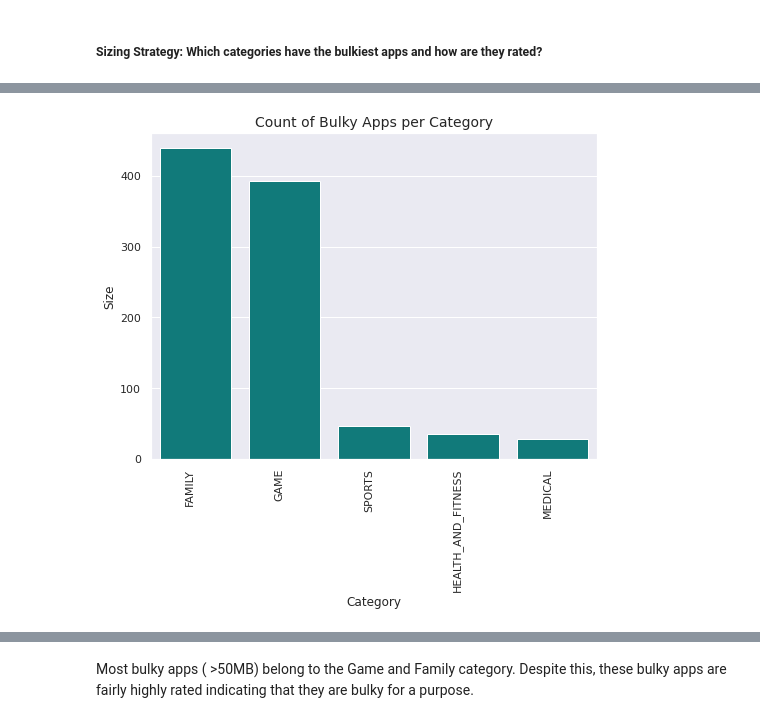
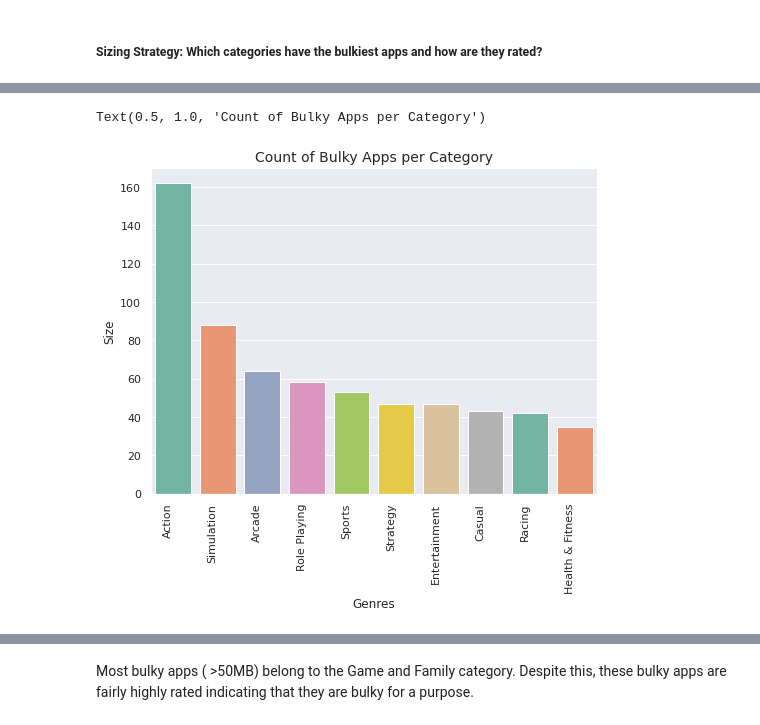
Before and after one commit to Anupam-Durutkar/Exploratory-Analysis-On-Play-Store-Apps, a Jupyter notebook: Exploratory_Analysis_On_Play_Store_Apps.ipynb, the cells around one changed output, grey strips where cells are left out. Saved outputs shown, nothing was run; the diff lists cells and outputs as text; code cells hidden in the pictures.

```diff
--- a/Exploratory_Analysis_On_Play_Store_Apps.ipynb
+++ b/Exploratory_Analysis_On_Play_Store_Apps.ipynb
@@ -390,16 +458,17 @@ Most top rated apps are optimally sized between ~2MB to ~40MB - neither too ligh
 # %%
 bulky_apps = play_store_df[play_store_df["Size"]>40]
-group_category = bulky_apps.groupby("Category")["Size"].count().sort_values(ascending=False).reset_index().head()
+group_category = bulky_apps.groupby("Genres")["Size"].count().sort_values(ascending=False).reset_index().head(10)
 
 plt.figure(figsize=(8, 6))
-sns.set(font_scale=1)
+# sns.set(font_scale=1)
 sns.set_style("darkgrid")
-ax = sns.barplot(x="Category", y="Size", data=group_category, color = "darkcyan")
+ax = sns.barplot(x="Genres", y="Size", data=group_category, palette = "Set2")
 ax.set_xticklabels(ax.get_xticklabels(), rotation=90, ha="right")
 plt.title('Count of Bulky Apps per Category',size = 14)
-plt.savefig("Count_bulky")
+#plt.savefig("Count_bulky")
 # %% [output]
+Text(0.5, 1.0, 'Count of Bulky Apps per Category')
-[figure, old version]
+[figure, new version]
 # %%
 c = ['hsl('+str(h)+',50%'+',50%)' for h in np.linspace(0, 360, len(list(set(play_store_df.Category))))]
 
```
Also changed, not shown: parts of 27 cells of this notebook.
